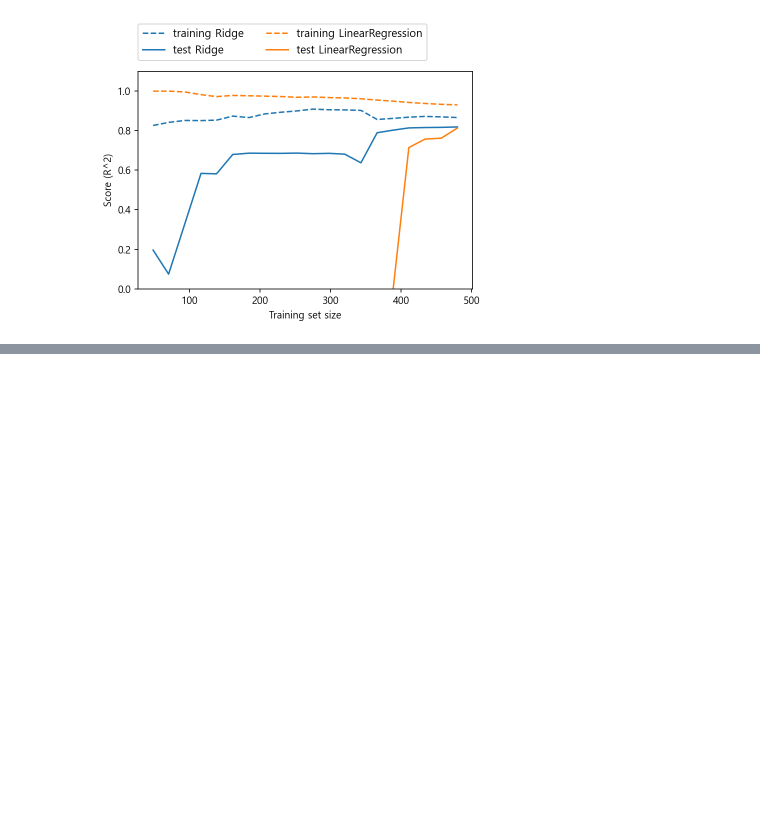
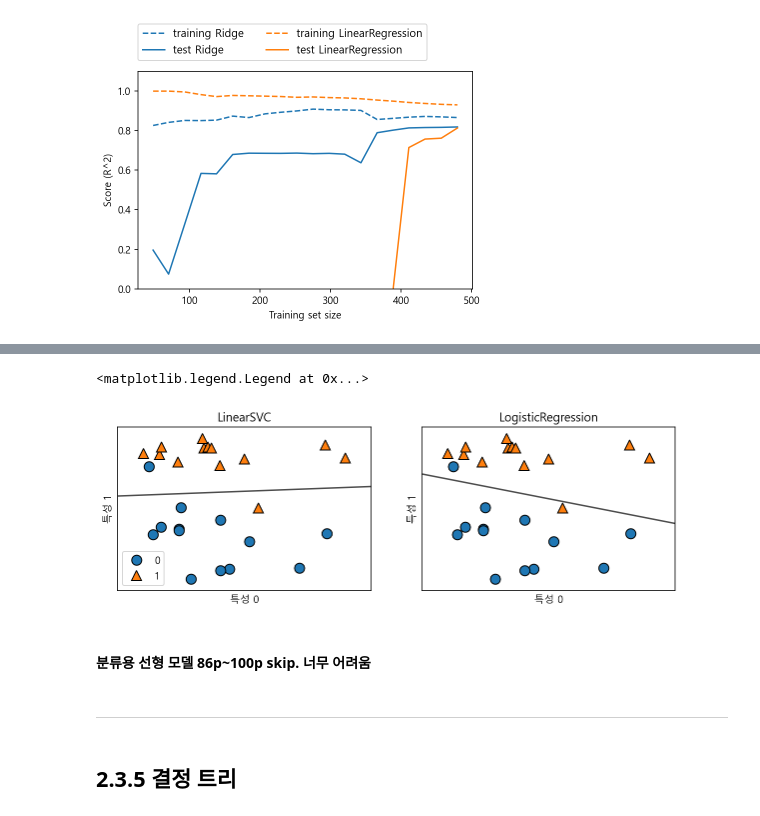
Before and after one commit to iamjinuk/bigman, a Jupyter notebook: [Introduction to Machine Learning with Python]/[Introduction to Machine Learning with Python] Chapter2. 지도 학습.ipynb, the cells around one changed output, grey strips where cells are left out. Drawn from its saved outputs; the diff is of its cells as text; code cells hidden in the pictures; blank space fills up the shorter version.

```diff
--- a/[Introduction to Machine Learning with Python]/[Introduction to Machine Learning with Python] Chapter2. 지도 학습.ipynb
+++ b/[Introduction to Machine Learning with Python]/[Introduction to Machine Learning with Python] Chapter2. 지도 학습.ipynb
@@ -331,0 +388,22 @@ mglearn.plots.plot_ridge_n_samples()
+# %%
+X, y = mglearn.datasets.make_forge()
+
+fig, axes = plt.subplots(1,2, figsize=(10,3))
+
+for model, ax in zip([LinearSVC(), LogisticRegression()], axes) :
+    clf = model.fit(X,y)
+    mglearn.plots.plot_2d_separator(clf, X, fill=False, eps=0.5, ax=ax, alpha=.7)
+    mglearn.discrete_scatter(X[:,0], X[:,1], y, ax=ax)
+    ax.set_title(clf.__class__.__name__)
+    ax.set_xlabel('특성 0')
+    ax.set_ylabel('특성 1')
+axes[0].legend()
+# %% [output]
+<matplotlib.legend.Legend at 0x...>
+[figure, added]
+# %% [markdown]
+#### 분류용 선형 모델 86p~100p skip. 너무 어려움
+# %% [markdown]
+-------------------------
+# %% [markdown]
+## 2.3.5 결정 트리
```
Also changed, not shown: parts of 9 cells of this notebook.
